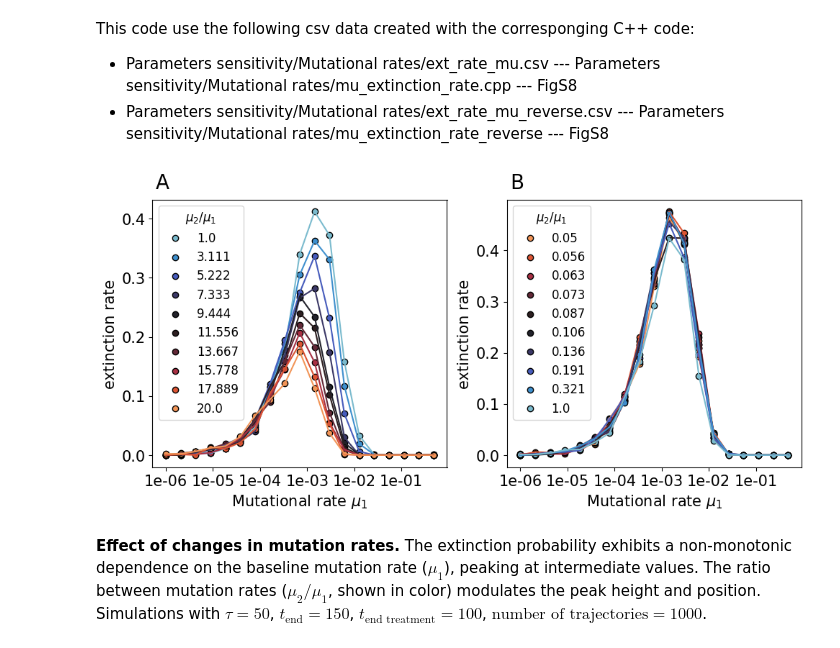
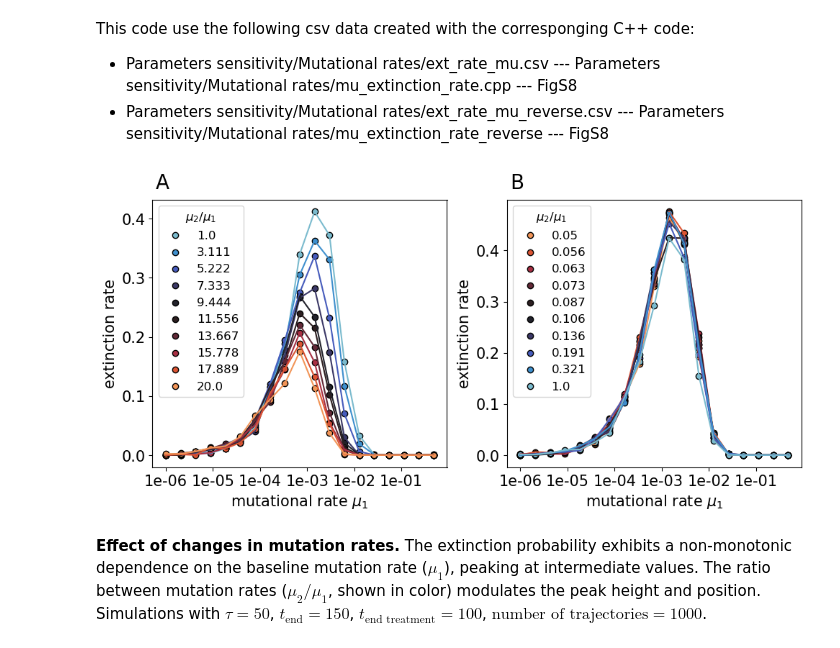
Before and after one commit to jmolina07developer/Optimization-of-sequential-therapies-, a Jupyter notebook: Fig S8 and S9.ipynb, the cells around one changed output. Saved outputs shown, nothing was run; the diff lists cells and outputs as text; code cells hidden in the pictures.

```diff
--- a/Fig S8 and S9.ipynb
+++ b/Fig S8 and S9.ipynb
@@ -33,8 +33,7 @@ for u,dfu in dfext.groupby('R'):
 plt.legend(title=r'$\mu_2 / \mu_1$',fontsize=12, title_fontsize=12, loc='upper left')
 
 plt.yticks(fontsize=15)
-plt.xlabel('Mutational rate '+r'$\mu_1$',fontsize=15)
-plt.ylabel('Extinction rate',fontsize=15)
+plt.xlabel('mutational rate '+r'$\mu_1$',fontsize=15)
 plt.xticks([-6,-5,-4,-3,-2,-1],[10**-6, 10**-5, '1e-04', '1e-03', '1e-02', '1e-01'],fontsize=15)
 plt.ylabel('extinction rate',fontsize=15)
 
@@ -50,36 +49,35 @@ dfextr['ExtRate'] = 1 - dfextr['Trajectory'] / 1000
 dfextr = dfextr[dfextr['mu1']!=1]
 
 orden = sorted(dfextr['R'].unique(), reverse=True)
 colors = sns.color_palette('icefire',len(orden))
 special_palette=dict(zip(orden,colors))
 
 for u,dfu in dfextr.groupby('R'):
     plt.plot(np.log10(dfu['mu1']), dfu['ExtRate'],color=special_palette[u])
     plt.scatter(np.log10(dfu['mu1']), dfu['ExtRate'], ec='black',label=str(round(u,3)),color=special_palette[u])
 plt.legend(title=r'$\mu_2 / \mu_1$',fontsize=12, title_fontsize=12, loc='upper left')
 
 plt.yticks(fontsize=15)
-plt.xlabel('Mutational rate '+r'$\mu_1$',fontsize=15)
-plt.ylabel('Extinction rate',fontsize=15)
+plt.xlabel('mutational rate '+r'$\mu_1$',fontsize=15)
 plt.xticks([-6,-5,-4,-3,-2,-1],[10**-6, 10**-5, '1e-04', '1e-03', '1e-02', '1e-01'],fontsize=15)
 plt.ylabel('extinction rate',fontsize=15)
 
 
 axes = axes.flatten()
 letters = ['A','B','C','D','E','F']
 
 for i, ax in enumerate(axes):
     ax.text(
         0.01, 1.1, letters[i],
         transform=ax.transAxes,
         fontsize=20, va='top'
     )
 
 plt.tight_layout()
 plt.savefig('FigS8.png',dpi=300)
 plt.show()
 # %% [output]
-[figure, old version]
+[figure, new version]
 # %% [markdown]
 **Effect of changes in mutation rates.** The extinction probability exhibits a non-monotonic dependence on the baseline mutation rate ($\mu_1$), peaking at intermediate values. The ratio between mutation rates ($\mu_2/\mu_1$, shown in color) modulates the peak height and position. Simulations with $\tau=50$, $t_{\text{end}}=150$, $t_{\text{end treatment}}=100$, $\text{number of trajectories}=1000$.
 # %% [markdown]
```
